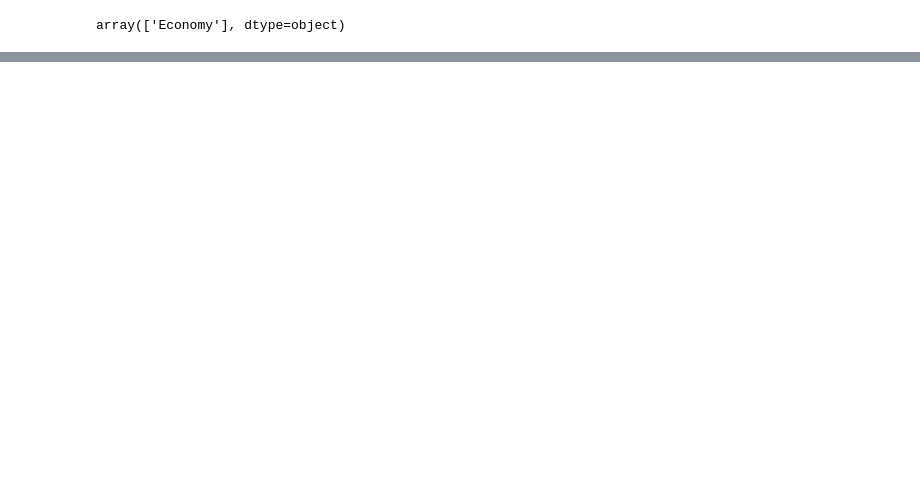
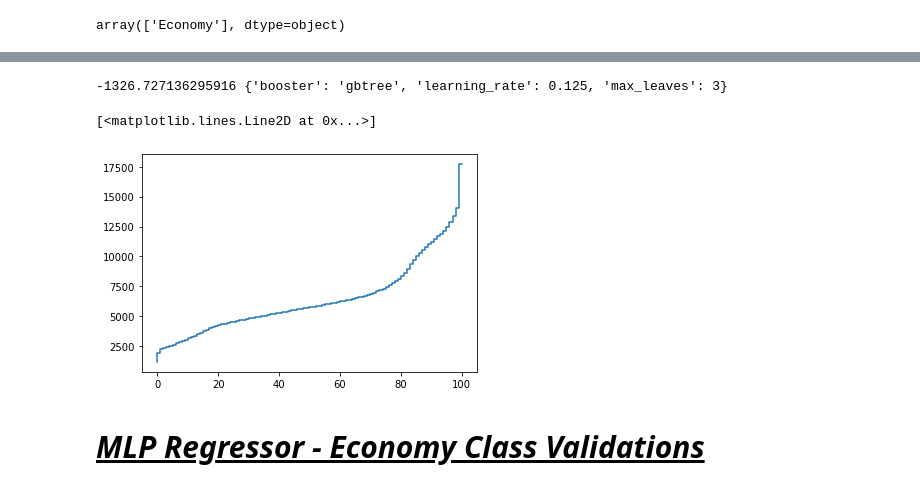
Before and after one commit to felipesveiga/Flight-Price-Estimator, a Jupyter notebook: flight_prices.ipynb, the cells around one changed output, grey strips where cells are left out. Drawn from its saved outputs; the diff is of its cells as text; code cells hidden in the pictures; blank space fills up the shorter version.

```diff
--- a/flight_prices.ipynb
+++ b/flight_prices.ipynb
@@ -992,0 +979,6 @@ class KeepClassColumn(BaseEstimator, TransformerMixin):
+# %%
+param_grid = [dict(max_leaves=[3,4], learning_rate=[.075, .1, .125], booster=['gbtree'])]
+economy_xgb = XGBRegressor(random_state=42)
+
+economy_xgb_gscv = GridSearchCV(economy_xgb, param_grid, scoring='neg_root_mean_squared_error',
+                                cv=5, verbose=3).fit(X_train_economy, y_train_economy)
@@ -992,0 +1003,13 @@ class KeepClassColumn(BaseEstimator, TransformerMixin):
+# %%
+# XGBoost was able to go beyond the Elastic Net's performance!
+print(economy_xgb_gscv.best_score_, economy_xgb_gscv.best_params_)
+
+# And again, we've attained a smooth CDF curve.
+economy_xgb_pred = economy_xgb_gscv.best_estimator_.predict(X_train_economy)
+plt.step(list(range(0,101,1)),[np.percentile(economy_xgb_pred,i) for i in range(0,101,1)])
+# %% [output]
+-1326.727136295916 {'booster': 'gbtree', 'learning_rate': 0.125, 'max_leaves': 3}
+[<matplotlib.lines.Line2D at 0x...>]
+[figure, added]
+# %% [markdown]
+<h4 style='font-size:30px;font-style:italic;text-decoration:underline'> MLP Regressor - Economy Class Validations</h4>
```
Also changed, not shown: parts of 32 cells of this notebook.
